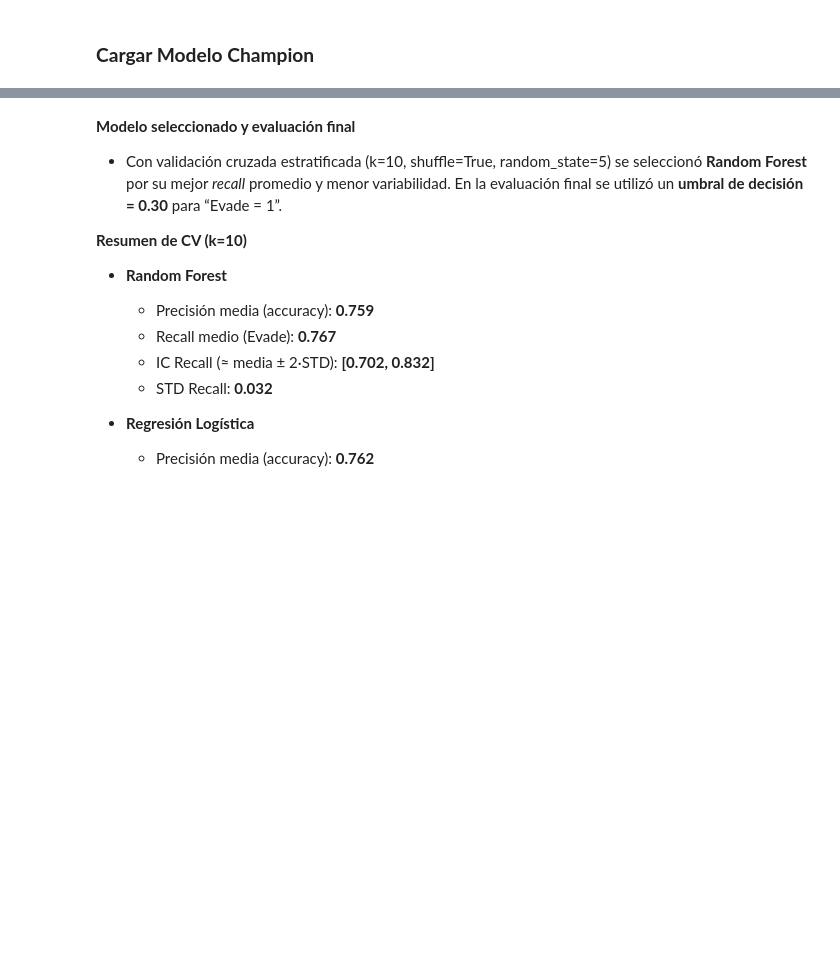
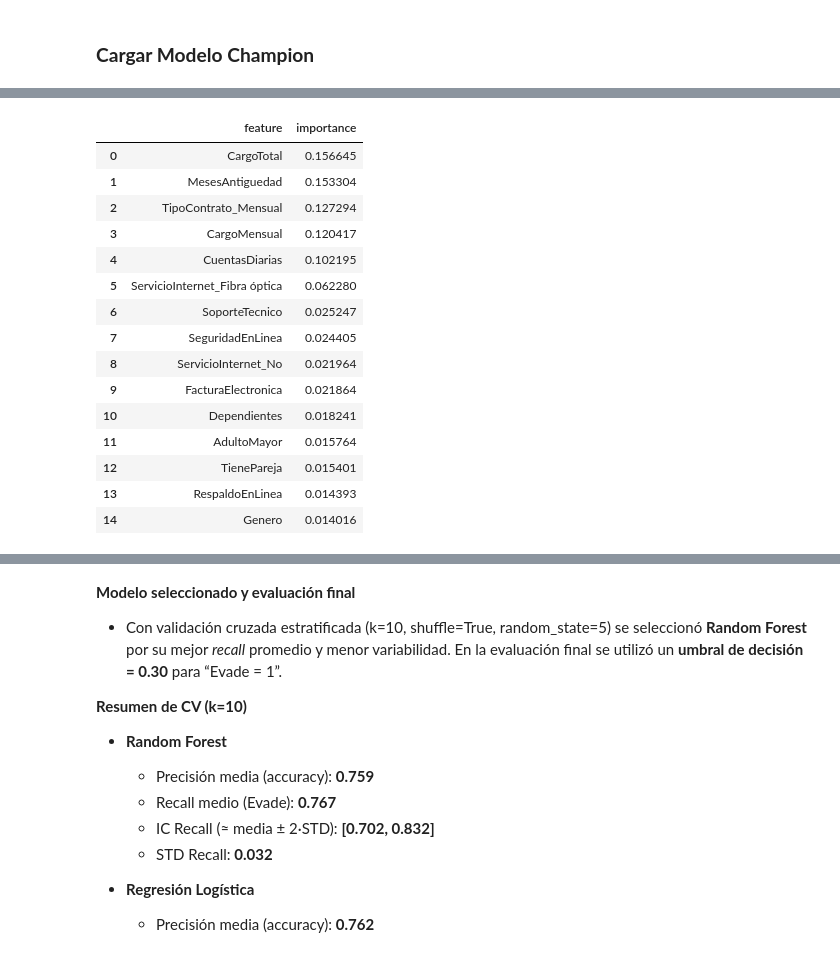
Before and after one commit to DanielRaiicHu/telecom_x_2, a Jupyter notebook: telecom_x_2.ipynb, the cells around one changed output, grey strips where cells are left out. Drawn from its saved outputs; the diff is of its cells as text; code cells hidden in the pictures; blank space fills up the shorter version.

```diff
--- a/telecom_x_2.ipynb
+++ b/telecom_x_2.ipynb
@@ -1844,0 +1882,48 @@ else:
+# %%
+import joblib, pandas as pd, numpy as np
+
+# cargar champion
+champ  = joblib.load('modelo_champion.pkl')
+modelo = champ['modelo']
+enc    = champ['encoder']
+
+# nombres de features del one-hot usado para entrenar
+try:
+    feature_names = enc.get_feature_names_out()
+except TypeError:
+    feature_names = enc.get_feature_names_out(enc.feature_names_in_)
+
+# 1) importancias por feature (árbol/forest usa .feature_importances_; si no, usa permutation)
+def importancias_por_feature(modelo, feature_names, X_val=None, y_val=None, n_repeats=10):
+    if hasattr(modelo, "feature_importances_"):
+        imp = modelo.feature_importances_
+    else:
+        from sklearn.inspection import permutation_importance
+        if X_val is None or y_val is None:
+            raise ValueError("Necesitas X_val e y_val para permutation_importance.")
+        res = permutation_importance(modelo, X_val, y_val, n_repeats=n_repeats, n_jobs=-1, random_state=5)
+        imp = res.importances_mean
+    df = (pd.DataFrame({"feature": feature_names, "importance": imp})
+            .sort_values("importance", ascending=False)
+            .reset_index(drop=True))               # <<< quita los números de la izquierda
+    return df
+
+top = importancias_por_feature(modelo, feature_names)  # o pasa X_val, y_val si no es árbol
+display(top.head(15))
+# %% [output]
+|  | feature | importance |
+| 0 | CargoTotal | 0.156645 |
+| 1 | MesesAntiguedad | 0.153304 |
+| 2 | TipoContrato_Mensual | 0.127294 |
+| 3 | CargoMensual | 0.120417 |
+| 4 | CuentasDiarias | 0.102195 |
+| 5 | ServicioInternet_Fibra óptica | 0.062280 |
+| 6 | SoporteTecnico | 0.025247 |
+| 7 | SeguridadEnLinea | 0.024405 |
+| 8 | ServicioInternet_No | 0.021964 |
+| 9 | FacturaElectronica | 0.021864 |
+| 10 | Dependientes | 0.018241 |
+| 11 | AdultoMayor | 0.015764 |
+| 12 | TienePareja | 0.015401 |
+| 13 | RespaldoEnLinea | 0.014393 |
+| 14 | Genero | 0.014016 |
```
Also changed, not shown: parts of 17 cells of this notebook.
